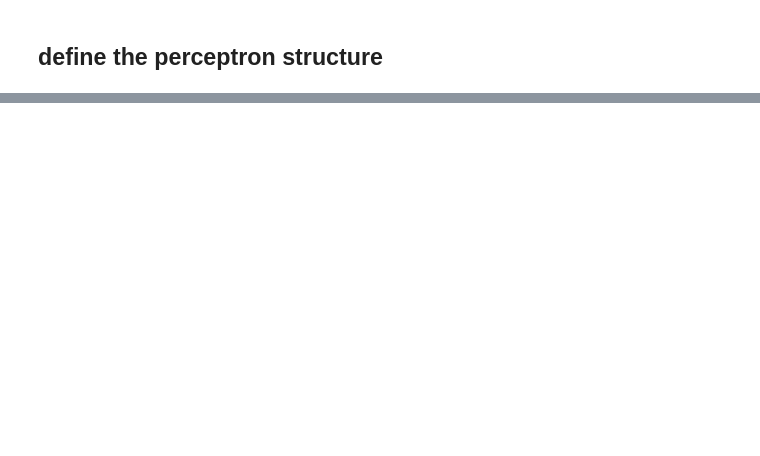
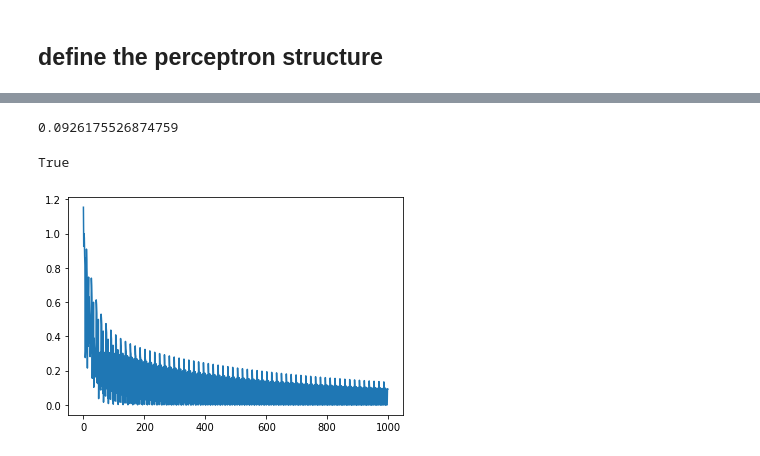
Before and after one commit to samsja/neural_net_educational_framewrok, a Jupyter notebook: linear_separability.ipynb, the cells around one changed output, grey strips where cells are left out. Cells and saved outputs as stored; diff of their text form; code cells hidden in the pictures; blank space fills up the shorter version.

```diff
--- a/linear_separability.ipynb
+++ b/linear_separability.ipynb
@@ -120,0 +166,6 @@ derivate_activation_func()
+# %%
+check_for_linear_separability(inputs,test_output,nb_epoch,lr=lr*inputs.shape[0],method="sequential")
+# %% [output]
+0.0926175526874759
+True
+[figure, added]
```
Also changed, not shown: parts of 27 cells of this notebook.
